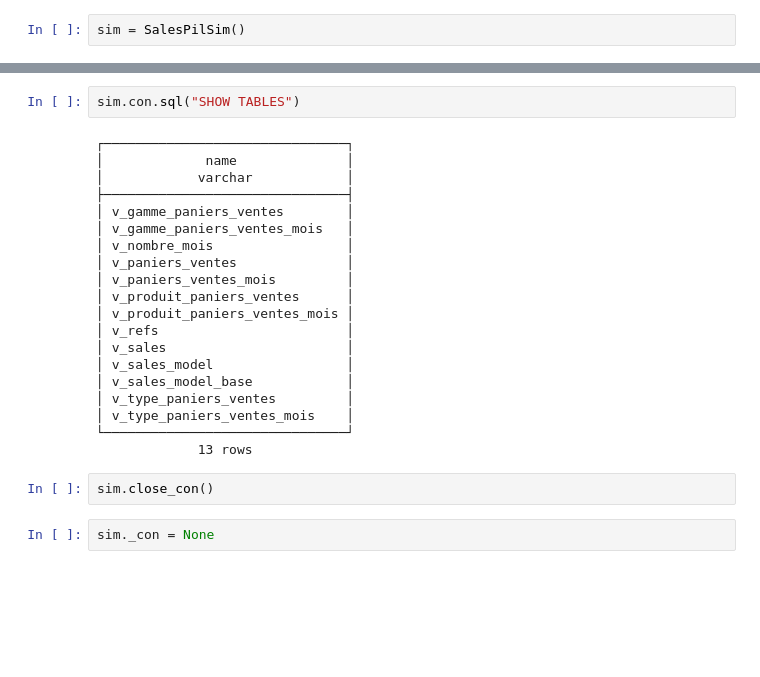
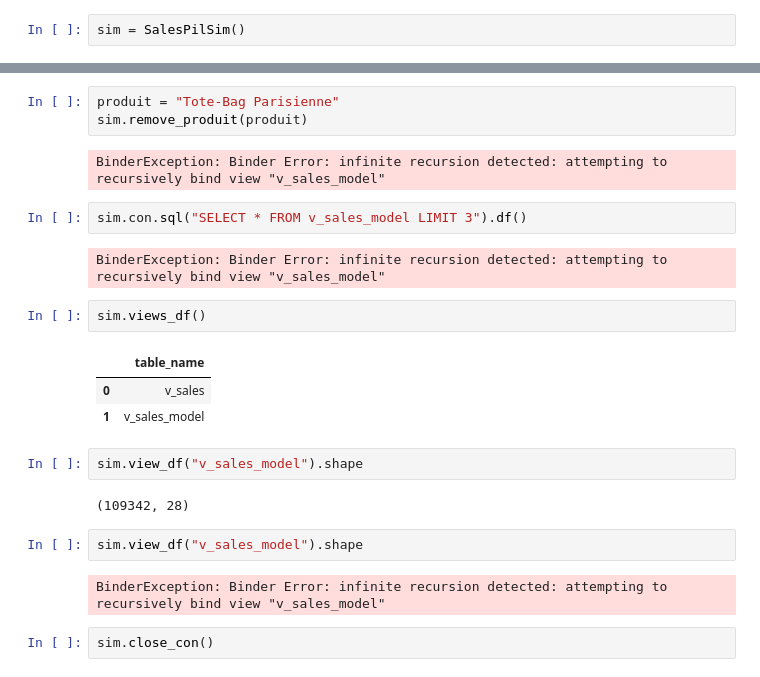
Before and after one commit to klaghmari-github/hotels, a Jupyter notebook: accor/main.ipynb, the cells around one changed output, grey strips where cells are left out. Cells and saved outputs as stored; diff of their text form; blank space fills up the shorter version.

```diff
--- a/accor/main.ipynb
+++ b/accor/main.ipynb
@@ -700,26 +687,25 @@ sim.views_df()
 # %%
-sim.con.sql("SHOW TABLES")
+produit = "Tote-Bag Parisienne"
+sim.remove_produit(produit)
 # %% [output]
-┌───────────────────────────────┐
-│             name              │
-│            varchar            │
-├───────────────────────────────┤
-│ v_gamme_paniers_ventes        │
-│ v_gamme_paniers_ventes_mois   │
-│ v_nombre_mois                 │
-│ v_paniers_ventes              │
-│ v_paniers_ventes_mois         │
-│ v_produit_paniers_ventes      │
-│ v_produit_paniers_ventes_mois │
-│ v_refs                        │
-│ v_sales                       │
-│ v_sales_model                 │
-│ v_sales_model_base            │
-│ v_type_paniers_ventes         │
-│ v_type_paniers_ventes_mois    │
-└───────────────────────────────┘
-             13 rows
+BinderException: Binder Error: infinite recursion detected: attempting to recursively bind view "v_sales_model"
+# %%
+sim.con.sql("SELECT * FROM v_sales_model LIMIT 3").df()
+# %% [output]
+BinderException: Binder Error: infinite recursion detected: attempting to recursively bind view "v_sales_model"
+# %%
+sim.views_df()
+# %% [output]
+|  | table_name |
+| 0 | v_sales |
+| 1 | v_sales_model |
+# %%
+sim.view_df("v_sales_model").shape
+# %% [output]
+(109342, 28)
+# %%
+sim.view_df("v_sales_model").shape
+# %% [output]
+BinderException: Binder Error: infinite recursion detected: attempting to recursively bind view "v_sales_model"
 # %%
 sim.close_con()
-# %%
-sim._con = None
```
Also changed, not shown: parts of 4 cells of this notebook, 1 other file.
